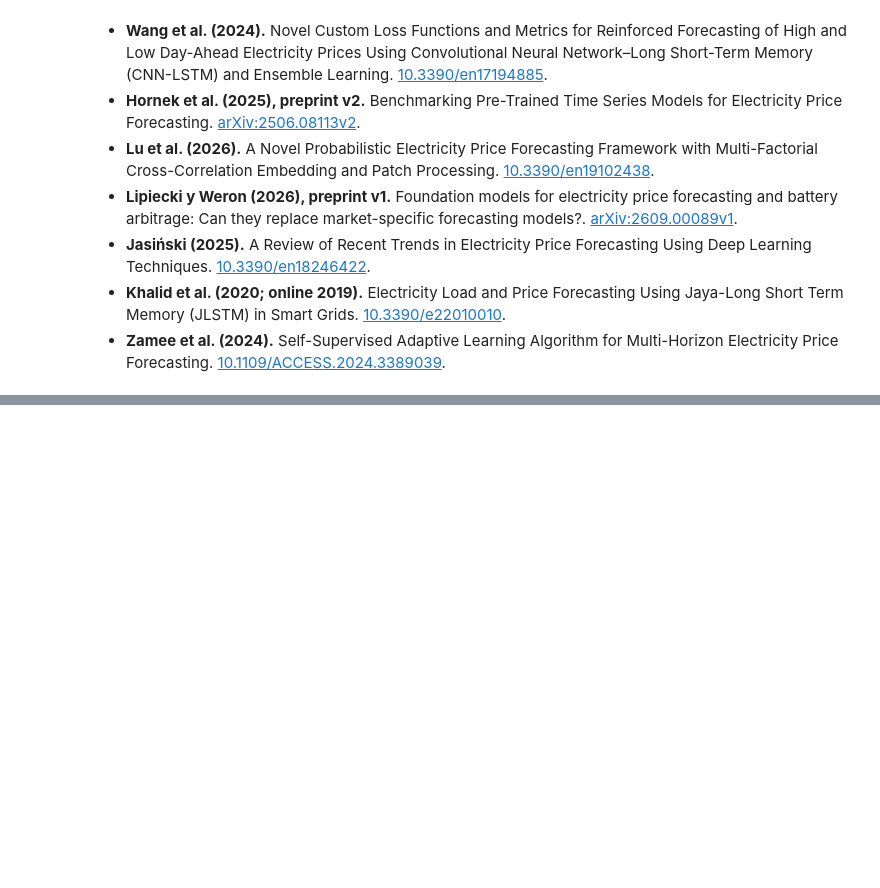
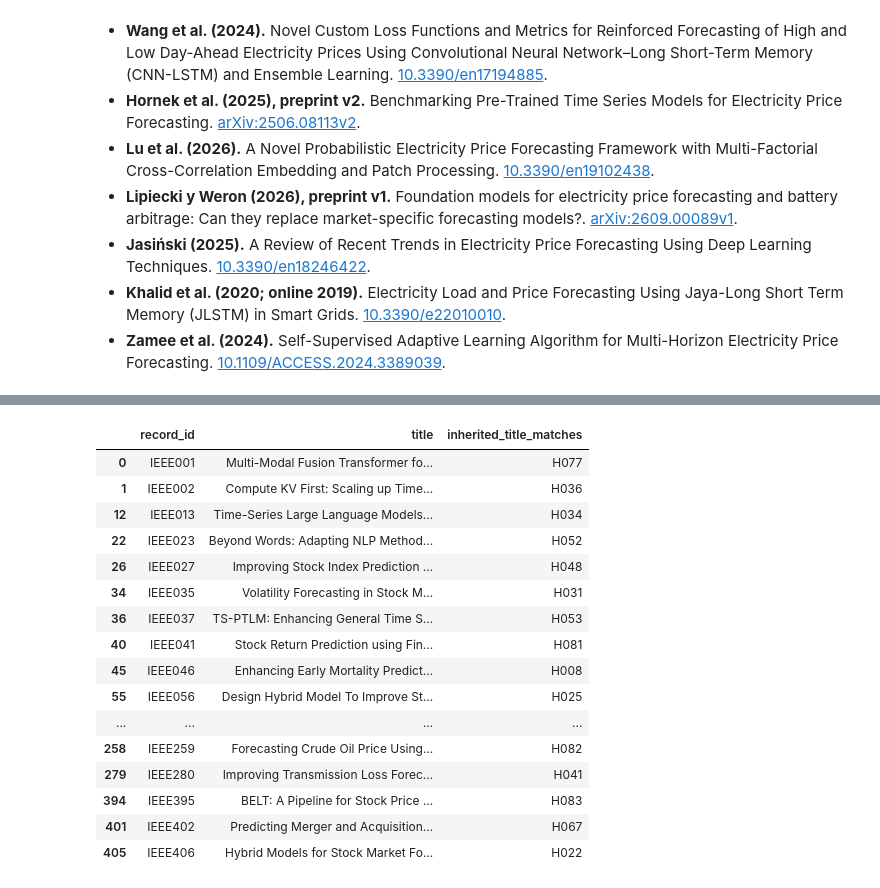
Before and after one commit to Fabian-11037/Time-Series-Project, a Jupyter notebook: book/09_literatura.ipynb, the cells around one changed output, grey strips where cells are left out. Saved outputs shown, nothing was run; the diff lists cells and outputs as text; code cells hidden in the pictures; blank space fills up the shorter version.

```diff
--- a/book/09_literatura.ipynb
+++ b/book/09_literatura.ipynb
@@ -425,0 +522,6 @@ decision('Estimar el preprocesamiento y las representaciones con entrenamiento;
+# %%
+with pd.option_context('display.max_colwidth', None, 'display.max_rows', 30):
+    table(ieee_selected.loc[ieee_selected.priority == 'contexto', ['record_id', 'title', 'architecture', 'critical_assessment']].set_index('record_id'), 'ieee_estudios_contexto')
+ieee_matches = ieee_screen.loc[ieee_screen.inherited_title_matches.ne(''), ['record_id', 'title', 'inherited_title_matches']]
+table(ieee_matches, 'ieee_coincidencias_inventario_previo')
+# %% [output]
@@ -425,0 +538,17 @@ decision('Estimar el preprocesamiento y las representaciones con entrenamiento;
+|  | record_id | title | inherited_title_matches |
+| 0 | IEEE001 | Multi-Modal Fusion Transformer fo... | H077 |
+| 1 | IEEE002 | Compute KV First: Scaling up Time... | H036 |
+| 12 | IEEE013 | Time-Series Large Language Models... | H034 |
+| 22 | IEEE023 | Beyond Words: Adapting NLP Method... | H052 |
+| 26 | IEEE027 | Improving Stock Index Prediction ... | H048 |
+| 34 | IEEE035 | Volatility Forecasting in Stock M... | H031 |
+| 36 | IEEE037 | TS-PTLM: Enhancing General Time S... | H053 |
+| 40 | IEEE041 | Stock Return Prediction using Fin... | H081 |
+| 45 | IEEE046 | Enhancing Early Mortality Predict... | H008 |
+| 55 | IEEE056 | Design Hybrid Model To Improve St... | H025 |
+| ... | ... | ... | ... |
+| 258 | IEEE259 | Forecasting Crude Oil Price Using... | H082 |
+| 279 | IEEE280 | Improving Transmission Loss Forec... | H041 |
+| 394 | IEEE395 | BELT: A Pipeline for Stock Price ... | H083 |
+| 401 | IEEE402 | Predicting Merger and Acquisition... | H067 |
+| 405 | IEEE406 | Hybrid Models for Stock Market Fo... | H022 |
```
Also changed, not shown: parts of 12 cells of this notebook, 29 other files.
